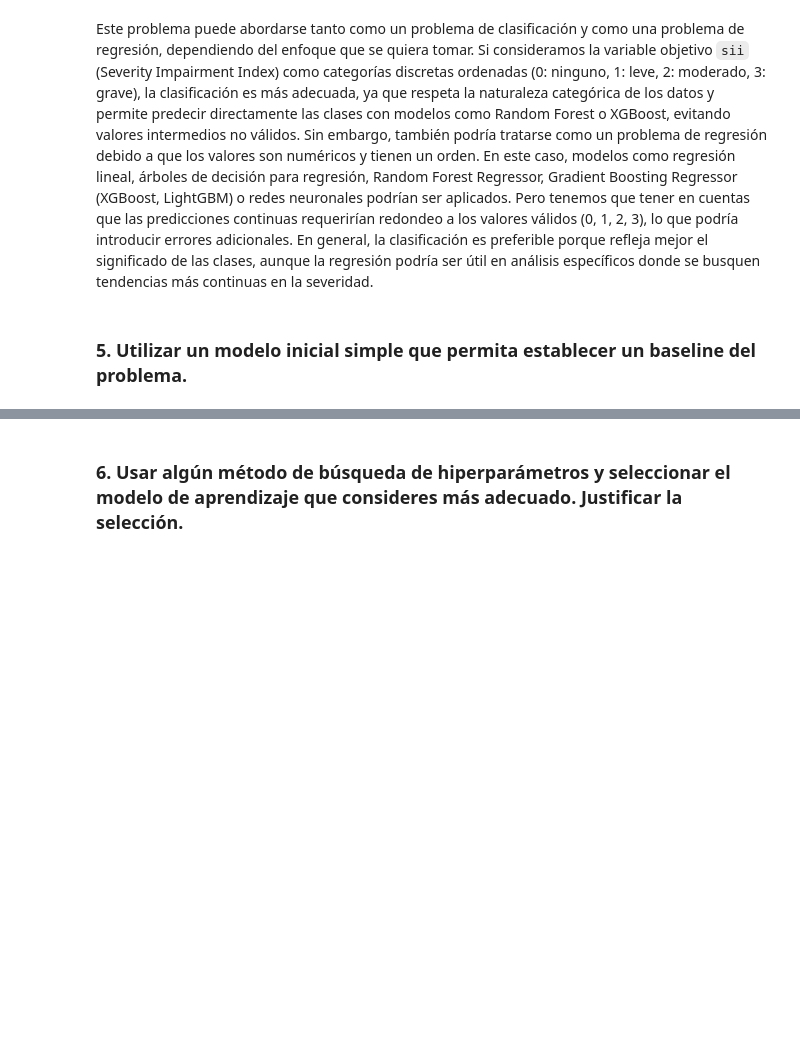
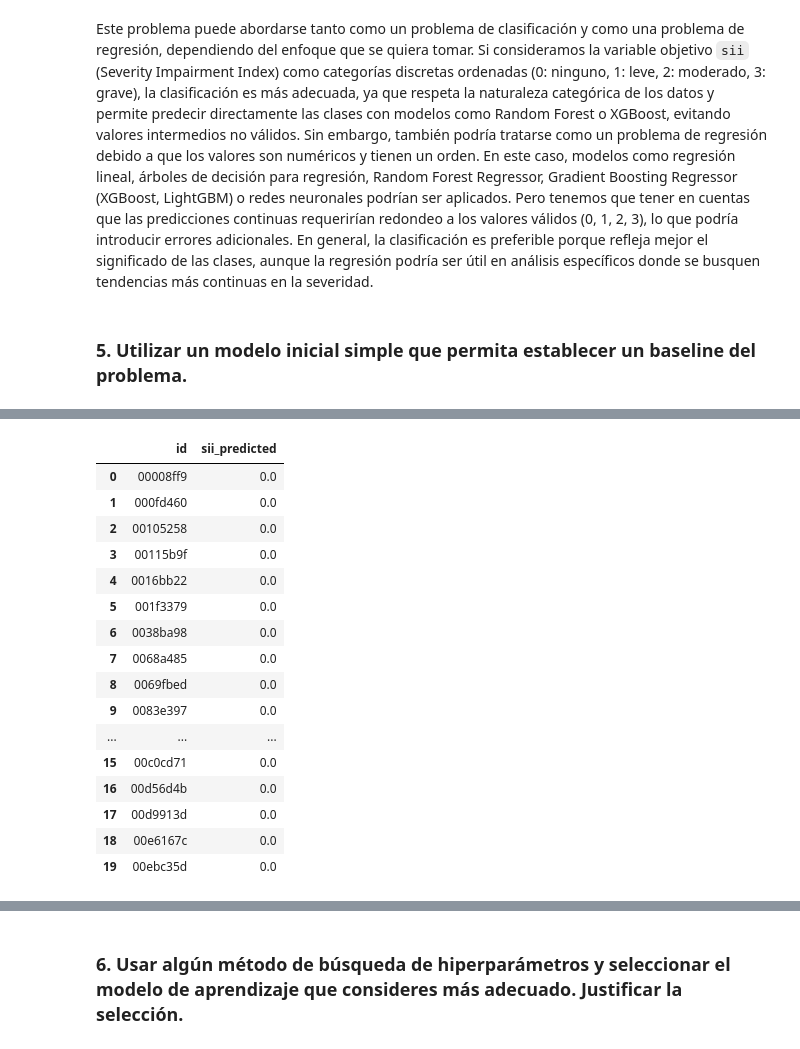
Before and after one commit to amadorssa/ChildInternetUseAnalysis, a Jupyter notebook: ChildInternetUseAnalysis.ipynb, the cells around one changed output, grey strips where cells are left out. Cells and saved outputs as stored; diff of their text form; code cells hidden in the pictures; blank space fills up the shorter version.

```diff
--- a/ChildInternetUseAnalysis.ipynb
+++ b/ChildInternetUseAnalysis.ipynb
@@ -199,3 +217,4 @@ display(missing_values_df)
 # %%
 # Eliminar columnas con más del 35% de valores faltantes
 train_df = train_df.drop(columns=missing_values_df['Variable'])
+test_df = test_df.drop(columns=missing_values_df['Variable'])
@@ -467,0 +504,8 @@ plt.show()
+# %%
+# Eliminar características con baja correlación
+train_df = train_df.drop(columns=low_corr_features)
+print(f"Características eliminadas por baja correlación con 'sii': {low_corr_features}")
+
+for col in low_corr_features:
+    if col in test_df.columns:
+        test_df = test_df.drop(columns=col)
@@ -750,12 +800,12 @@ print("Características del conjunto de prueba:", test_df.columns)
 # %%
 # Realizar predicciones
-test_predictions = catboost_model.predict(test_df)
+test_predictions_cb = catboost_model.predict(test_df)
 
 # Convertir predicciones a un formato adecuado
-test_predictions = test_predictions.flatten()
+test_predictions_cb = test_predictions_cb.flatten()
 
 # Crear un DataFrame con las predicciones y los IDs correspondientes
-output_df = pd.DataFrame({
+output_cb = pd.DataFrame({
     'id': test_df.index,  # Usar el índice como ID
-    'sii_predicted': test_predictions
+    'sii_predicted': test_predictions_cb
 })
@@ -763,0 +812,20 @@ output_df
+# %%
+output_cb
+# %% [output]
+|  | id | sii_predicted |
+| 0 | 00008ff9 | 0.0 |
+| 1 | 000fd460 | 0.0 |
+| 2 | 00105258 | 0.0 |
+| 3 | 00115b9f | 0.0 |
+| 4 | 0016bb22 | 0.0 |
+| 5 | 001f3379 | 0.0 |
+| 6 | 0038ba98 | 0.0 |
+| 7 | 0068a485 | 0.0 |
+| 8 | 0069fbed | 0.0 |
+| 9 | 0083e397 | 0.0 |
+| ... | ... | ... |
+| 15 | 00c0cd71 | 0.0 |
+| 16 | 00d56d4b | 0.0 |
+| 17 | 00d9913d | 0.0 |
+| 18 | 00e6167c | 0.0 |
+| 19 | 00ebc35d | 0.0 |
```
Also changed, not shown: parts of 24 cells of this notebook, 4 other files.
